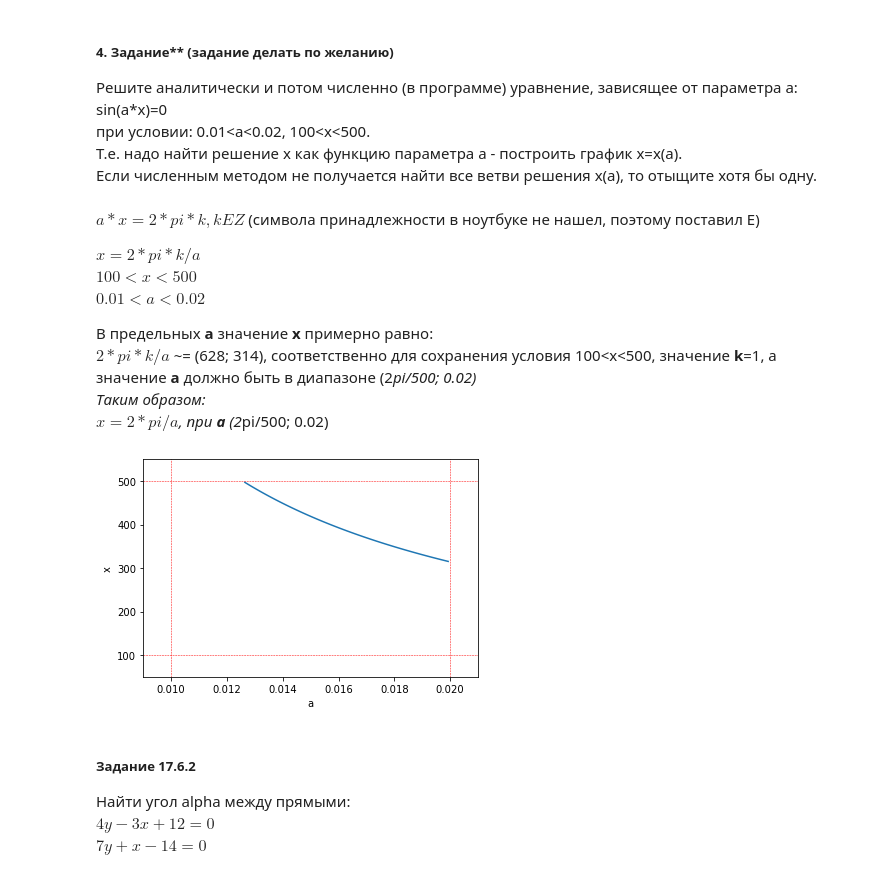
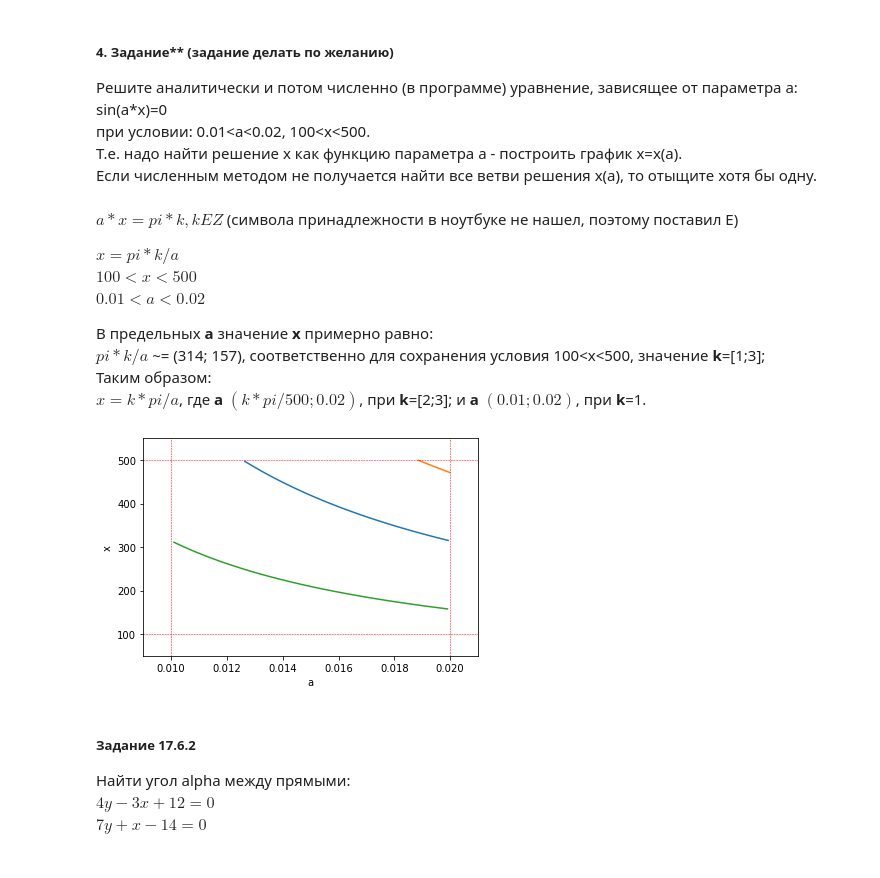
Before and after one commit to NikyParfenov/Geek_University, a Jupyter notebook: lesson-4.ipynb, the cells around one changed output. Saved outputs shown, nothing was run; the diff lists cells and outputs as text; code cells hidden in the pictures.

```diff
--- a/lesson-4.ipynb
+++ b/lesson-4.ipynb
@@ -61,30 +61,39 @@ sin(а*x)=0
 Т.е. надо найти решение х как функцию параметра а - построить график x=x(а).
 Если численным методом не получается найти все ветви решения x(а), то отыщите хотя бы одну.
 # %% [markdown]
-$a*x = 2*pi*k, k E Z$  (символа принадлежности в ноутбуке не нашел, поэтому поставил E)
+$a*x = pi*k, k E Z$  (символа принадлежности в ноутбуке не нашел, поэтому поставил E)
 
-$x = 2*pi*k/a$
+$x = pi*k/a$
 $100<x<500$
 $0.01<a<0.02$
 
 В предельных **a** значение **x** примерно равно:
-$2*pi*k/a$ ~= (628; 314), соответственно для сохранения условия 100<x<500, значение **k**=1, а значение **a** должно быть в диапазоне (2*pi/500; 0.02)
+$pi*k/a$ ~= (314; 157), соответственно для сохранения условия 100<x<500, значение **k**=[1;3];
 Таким образом:
-$x = 2*pi/a$, при **a** (2*pi/500; 0.02)
+$x = k*pi/a$, где **a** $(k*pi/500; 0.02)$, при **k**=[2;3]; и **a** $(0.01; 0.02)$, при **k**=1.
 # %%
 a = np.linspace(np.pi*2/500, 0.02, 101, endpoint=False)
-a = a[1:]  # убираем первую точку 2pi/500
+a = a[1:]  # убираем первую точку 2*pi/500
 plt.plot(a, 2*np.pi/a)
+
+a = np.linspace(np.pi*3/500, 0.02, 101, endpoint=False)
+a = a[1:]  # убираем первую точку 3*pi/500
+plt.plot(a, 3*np.pi/a)
+
+a = np.linspace(0.01, 0.02, 101, endpoint=False)
+a = a[1:]  # убираем первую точку 0.01
+plt.plot(a, np.pi/a)
+
 plt.xlabel('a')
 plt.ylabel('x')
 plt.axis([0.009, 0.021, 50, 550])
 plt.axhline(y=100, color='r', linestyle='--', linewidth=0.5)
 plt.axhline(y=500, color='r', linestyle='--', linewidth=0.5)
 plt.axvline(x=0.01, color='r', linestyle='--', linewidth=0.5)
 plt.axvline(x=0.02, color='r', linestyle='--', linewidth=0.5)
 plt.show()
 # %% [output]
-[figure, old version]
+[figure, new version]
 # %% [markdown]
 ##### Задание 17.6.2
 Найти угол аlpha между прямыми:
```
Also changed, not shown: parts of 1 cell of this notebook.
